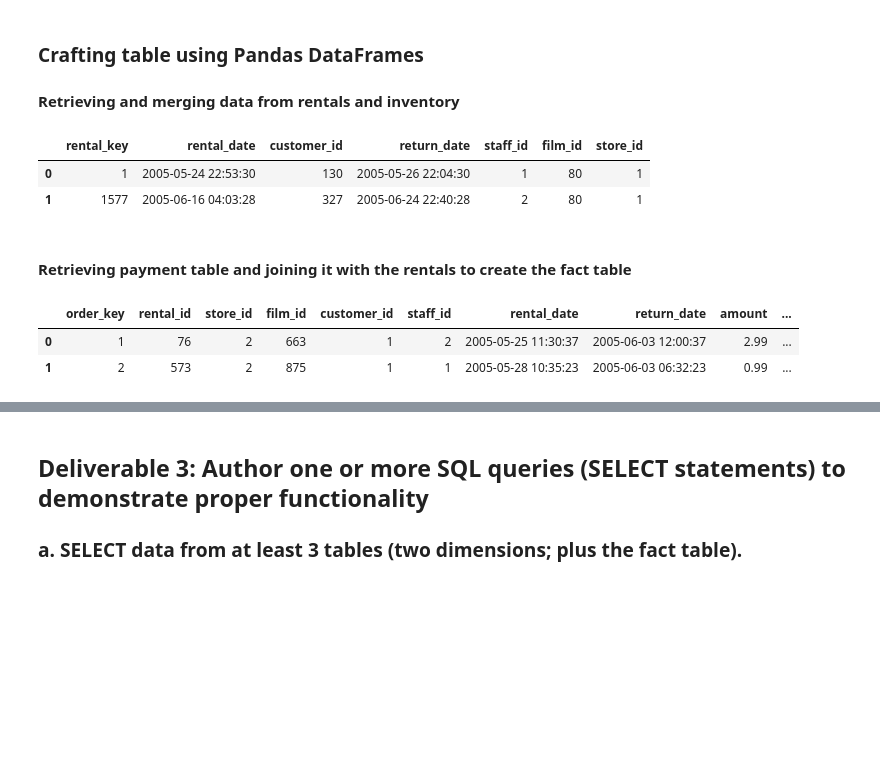
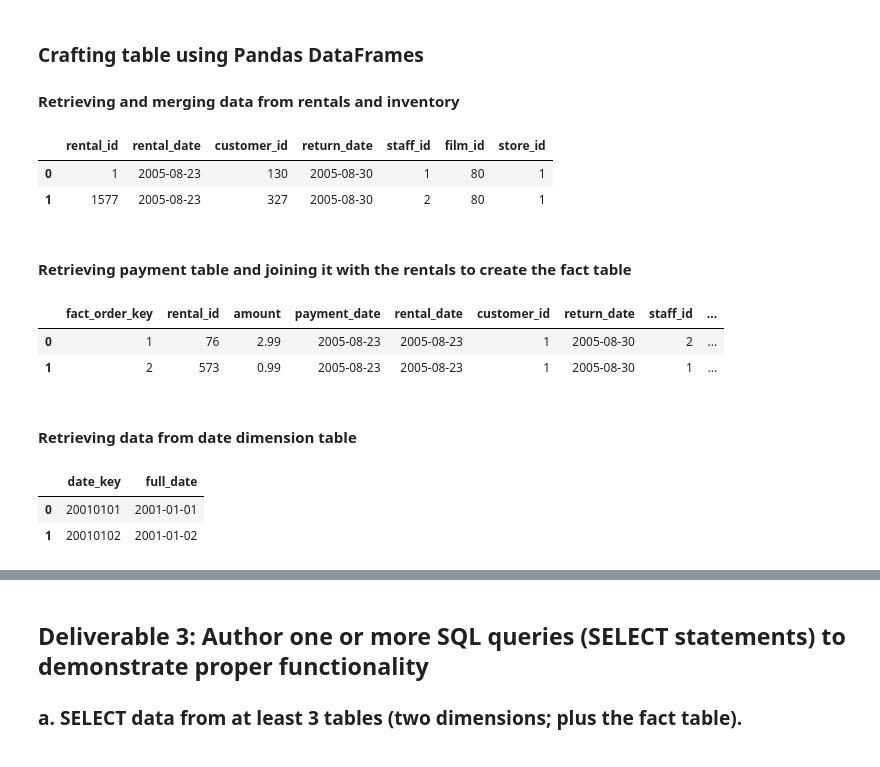
Before and after one commit to ecm8yu/DS2002-Midterm-ecm8yu, a Jupyter notebook: Midterm.ipynb, the cells around one changed output, grey strips where cells are left out. Cells and saved outputs as stored; diff of their text form; code cells hidden in the pictures; blank space fills up the shorter version.

```diff
--- a/Midterm.ipynb
+++ b/Midterm.ipynb
@@ -457,7 +391,7 @@ except:
 # %%
 try:
     sql_inventory = "SELECT * FROM sakila_dw2.dim_inventory;"
-    df_dim_inventory = get_sql_dataframe(mysql_uid, mysql_pwd, dst_dbname, sql_inventory)
+    df_dim_inventory = get_sql_dataframe(mysql_uid, mysql_pwd, host_name, dst_dbname, sql_inventory)
     display(df_dim_inventory.head(2))
 
 except:
@@ -547,6 +483,10 @@ except:
 | 1 | 2 | 2005-05-24 22:54:33 | 1525 | 459 | 2005-05-28 19:40:33 | 1 |
 # %%
 try:
+    df_payments['payment_date'] = pd.to_datetime(df_payments['payment_date'])
+    for paymentdate in df_payments['payment_date']:
+        df_payments['payment_date'] = paymentdate.date()
+
     drop_cols = ['last_update']
     df_payments.drop(drop_cols, axis=1, inplace=True)
     df_payments.rename(columns={"payment_id":"payment_key"}, inplace=True)
@@ -589,7 +529,7 @@ except:
 # %%
 try:
     sql_rentals = "SELECT * FROM sakila_dw2.dim_rentals;"
-    df_dim_rentals = get_sql_dataframe(mysql_uid, mysql_pwd, dst_dbname, sql_rentals)
+    df_dim_rentals = get_sql_dataframe(mysql_uid, mysql_pwd, host_name, dst_dbname, sql_rentals)
     display(df_dim_rentals.head(2))
 
 except:
@@ -601,7 +541,7 @@ except:
 # %%
 try:
     sql_payments = "SELECT * FROM sakila_dw2.dim_payments;"
-    df_dim_payments = get_sql_dataframe(mysql_uid, mysql_pwd, dst_dbname, sql_payments)
+    df_dim_payments = get_sql_dataframe(mysql_uid, mysql_pwd, host_name, dst_dbname, sql_payments)
     display(df_dim_payments.head(2))
 
 except:
@@ -618,13 +558,25 @@ except:
 # %%
 try:
     # retrieving data from inventory table
-    sql_inventory = "SELECT * FROM sakila_dw2.dim_inventory;"
-    df_inventory = get_dataframe(user_id, pwd, host_name, dst_dbname, sql_inventory)
-    df_inventory.rename(columns={"inventory_key":"inventory_id"}, inplace=True) # renaming the inventory key to join it to the rentals table
+    sql_inventory = "SELECT * FROM sakila.inventory;"
+    df_inventory = get_sql_dataframe(user_id, pwd, host_name, dst_dbname, sql_inventory)
+    df_inventory.drop(['last_update'], axis=1, inplace=True)
 
-    # renaming the rental key to rental id so it can be joined with the payment table
-    sql_rentals = "SELECT * FROM sakila_dw2.dim_rentals;"
-    df_rentals = get_dataframe(user_id, pwd, host_name, dst_dbname, sql_rentals)
+    # retrieving data from rental table
+    sql_rentals = "SELECT * FROM sakila.rental;"
+    df_rentals = get_sql_dataframe(user_id, pwd, host_name, dst_dbname, sql_rentals)
+    df_rentals.drop(['last_update'], axis=1, inplace=True)
+
+    # make the str date columns into datetime type and separate the dates and times so date dimension table can be used for queries
+    df_rentals['rental_date'] = pd.to_datetime(df_rentals['rental_date']) # fn source: https://www.geeksforgeeks.org/convert-the-column-type-from-string-to-datetime-format-in-pandas-dataframe/
+    for rentaldate in df_rentals['rental_date']: # source: https://www.tutorialspoint.com/write-a-program-to-separate-date-and-time-from-the-datetime-column-in-python-pandas
+        df_rentals['rental_date'] = rentaldate.date()
+    df_rentals.rental_date = df_rentals.rental_date.astype('datetime64')
+
+    df_rentals['return_date'] = pd.to_datetime(df_rentals['return_date'])
+    for returndate in df_rentals['return_date']:
+        df_rentals['return_date'] = returndate.date()
+    df_rentals.return_date = df_rentals.return_date.astype('datetime64')
 
     # joining the inventory table to the rental table
     df_rentals = pd.merge(df_rentals, df_inventory, on='inventory_id', how='inner')
@@ -635,37 +587,47 @@ try:
 except:
     print("Error: unable to make table")
 # %% [output]
-|  | rental_key | rental_date | customer_id | return_date | staff_id | film_id | store_id |
-| 0 | 1 | 2005-05-24 22:53:30 | 130 | 2005-05-26 22:04:30 | 1 | 80 | 1 |
-| 1 | 1577 | 2005-06-16 04:03:28 | 327 | 2005-06-24 22:40:28 | 2 | 80 | 1 |
+|  | rental_id | rental_date | customer_id | return_date | staff_id | film_id | store_id |
+| 0 | 1 | 2005-08-23 | 130 | 2005-08-30 | 1 | 80 | 1 |
+| 1 | 1577 | 2005-08-23 | 327 | 2005-08-30 | 2 | 80 | 1 |
 # %% [markdown]
 #### Retrieving payment table and joining it with the rentals to create the fact table
 # %%
 try:
-    # retrieving data from payments table
-    sql_payments = "SELECT * FROM sakila_dw2.dim_payments;"
-    df_payments = get_dataframe(user_id, pwd, host_name, dst_dbname, sql_payments)
-    df_payments.drop(['customer_id', 'staff_id'], axis=1, inplace=True) # droping these columns because they already exist in the rentals dataframe and would make duplicates
+    # retrieving data from payments table and transforming it
+    sql_payments = "SELECT * FROM sakila.payment;"
+    df_payments = get_sql_dataframe(user_id, pwd, host_name, dst_dbname, sql_payments)
+    df_payments.drop(['customer_id', 'staff_id', 'last_update'], axis=1, inplace=True) # droping these columns because they already exist in the rentals dataframe and would make duplicates
 
-    # renaming the rental key to rental id so it can be joined with the payment table
-    df_rentals.rename(columns={"rental_key":"rental_id"}, inplace=True)
+    # making dates format to be able to be joined with the date_dim
+    df_payments['payment_date'] = pd.to_datetime(df_payments['payment_date']) # making date conform with date dimension table syntax
+    for paymentdate in df_payments['payment_date']:
+        df_payments['payment_date'] = paymentdate.date()
+    df_payments.payment_date = df_payments.payment_date.astype('datetime64')
 
     # joining the payment table to the rental table
     df_fact_orders = pd.merge(df_payments, df_rentals, on='rental_id', how='inner')
-    df_fact_orders.drop(['payment_key'], axis=1, inplace=True)
-
-    # reordering columns to make most sense
-    ordered_cols = ['rental_id','store_id','film_id','customer_id','staff_id','rental_date','return_date','amount','payment_date']
-    df_fact_orders = df_fact_orders[ordered_cols]
+    df_fact_orders.drop(['payment_id'], axis=1, inplace=True)
 
     # making a new column to act as the primary key
-    df_fact_orders.insert(0, "order_key", range(1, df_fact_orders.shape[0]+1))
+    df_fact_orders.insert(0, "fact_order_key", range(1, df_fact_orders.shape[0]+1))
 
     display(df_fact_orders.head(2))
 
 except:
     print("Error: unable to make table")
 # %% [output]
-|  | order_key | rental_id | store_id | film_id | customer_id | staff_id | rental_date | return_date | amount | ... |
-| 0 | 1 | 76 | 2 | 663 | 1 | 2 | 2005-05-25 11:30:37 | 2005-06-03 12:00:37 | 2.99 | ... |
-| 1 | 2 | 573 | 2 | 875 | 1 | 1 | 2005-05-28 10:35:23 | 2005-06-03 06:32:23 | 0.99 | ... |
+|  | fact_order_key | rental_id | amount | payment_date | rental_date | customer_id | return_date | staff_id | ... |
+| 0 | 1 | 76 | 2.99 | 2005-08-23 | 2005-08-23 | 1 | 2005-08-30 | 2 | ... |
+| 1 | 2 | 573 | 0.99 | 2005-08-23 | 2005-08-23 | 1 | 2005-08-30 | 1 | ... |
+# %% [markdown]
+#### Retrieving data from date dimension table
+# %%
+sql_dim_date = "SELECT date_key, full_date FROM sakila_dw2.dim_date;"
+df_dim_date = get_sql_dataframe(user_id, pwd, host_name, dst_dbname, sql_dim_date)
+df_dim_date.full_date = df_dim_date.full_date.astype('datetime64')
+df_dim_date.head(2)
+# %% [output]
+|  | date_key | full_date |
+| 0 | 20010101 | 2001-01-01 |
+| 1 | 20010102 | 2001-01-02 |
```
Also changed, not shown: parts of 30 cells of this notebook.
